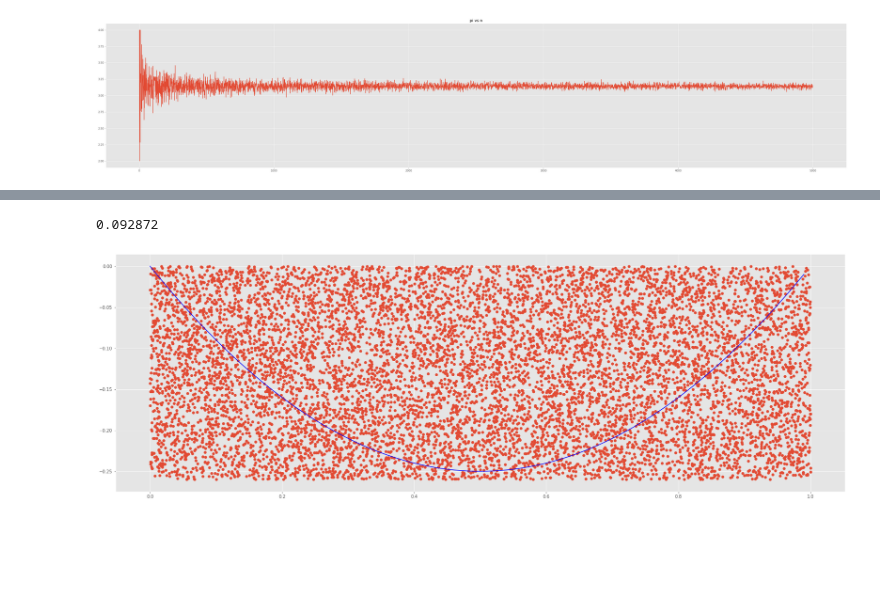
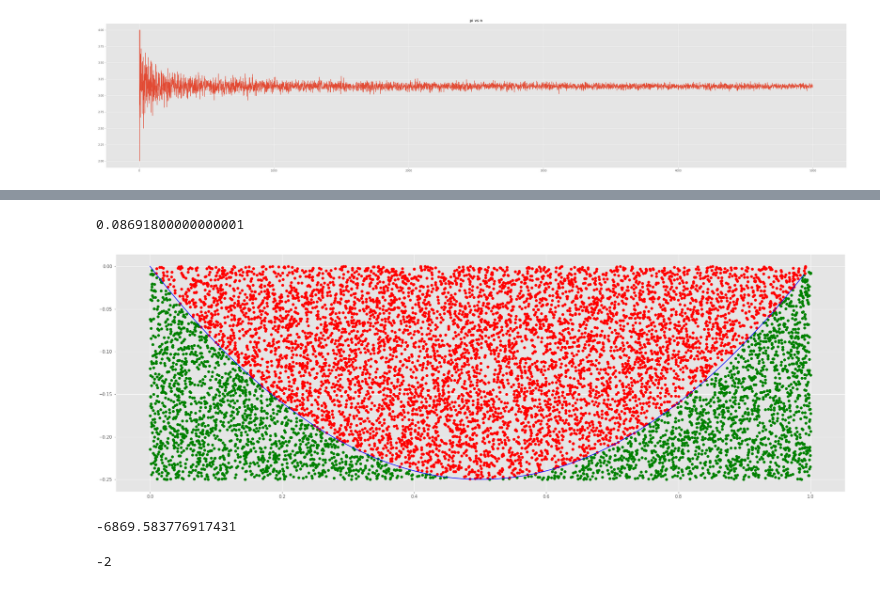
Before and after one commit to Aasrith1906/Mentorship-Program, a Jupyter notebook: session 6/session 6.ipynb, the cells around one changed output, grey strips where cells are left out. Cells and saved outputs as stored; diff of their text form; code cells hidden in the pictures; blank space fills up the shorter version.

```diff
--- a/session 6/session 6.ipynb
+++ b/session 6/session 6.ipynb
@@ -85,39 +85,49 @@ for i in np.arange(0,1,0.01):
     y_array.append(y)
 
 plt.figure(figsize=(30,10))
 
 plt.plot(x_array , y_array,'b')
 
 
 
 N = 10000 #number of random points
 
-x_points = []
-y_points = []
+x_in = []
+x_out = []
+y_in = []
+y_out = []
 
 num_points = 0
 
 Area_rect = -0.25
 
 for i in range(N):
 
     x = random.uniform(0,1)
-    y = random.uniform(-0.26,0)
-    x_points.append(x)
-    y_points.append(y)
+    y = random.uniform(0 , min(y_array))
+    x_array.append(x)
+    y_array.append(y)
 
     y_actual = x*(x-1)
 
-    if y <= y_actual:
+    if y < y_actual:
 
         num_points+=1
+        x_in.append(x)
+        y_in.append(y)
+
+    else:
+
+        x_out.append(x)
+        y_out.append(y)
 
 Area = 0.26*num_points/N
 
 print(Area)
 
-plt.scatter(x_points , y_points)
+plt.scatter(x_in , y_in , color = 'g')
+plt.scatter(x_out, y_out , color = 'r')
 plt.show()
 # %% [output]
-0.092872
+0.08691800000000001
-[figure, old version]
+[figure, new version]
@@ -130,0 +154,9 @@ def MonteCarlo(func , limits , N):
+# %%
+func = lambda x: x*(1-x)
+
+MonteCarlo(func , [0,2],10000)
+
+func(2)
+# %% [output]
+-6869.583776917431
+-2
```
Also changed, not shown: parts of 4 cells of this notebook.
